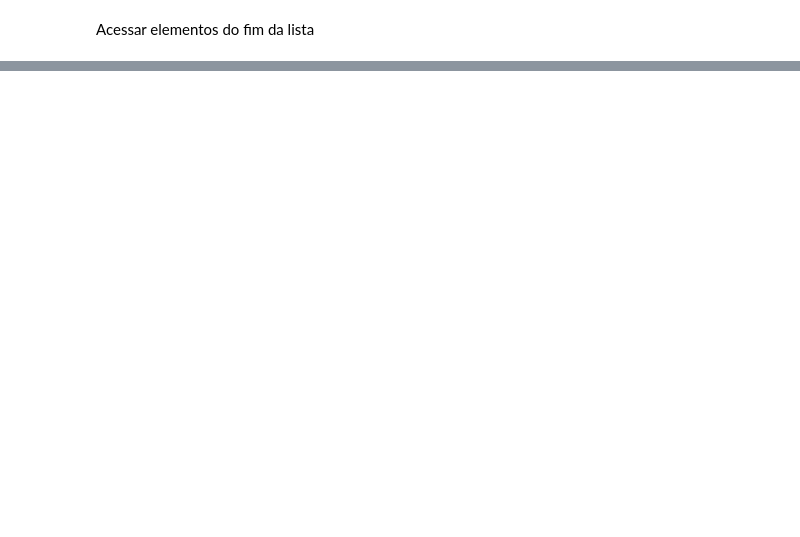
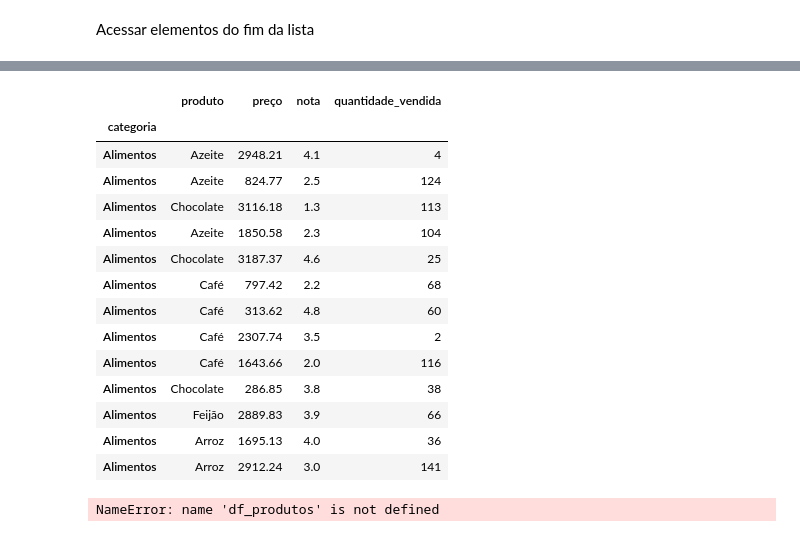
Before and after one commit to cfcarmem/Especialista_IA_Alura_102026, a Jupyter notebook: colab_conecta_python_gemini.ipynb, the cells around one changed output, grey strips where cells are left out. Saved outputs shown, nothing was run; the diff lists cells and outputs as text; code cells hidden in the pictures; blank space fills up the shorter version.

```diff
--- a/colab_conecta_python_gemini.ipynb
+++ b/colab_conecta_python_gemini.ipynb
@@ -284,0 +1023,29 @@ Pedro
+# %%
+#após indexar o campo Categoria, vamos usar o loc para filtragem
+df_produtos_com_indice.loc['Alimentos']
+# %% [output]
+|  | produto | preço | nota | quantidade_vendida |
+| categoria |  |  |  |  |
+| Alimentos | Azeite | 2948.21 | 4.1 | 4 |
+| Alimentos | Azeite | 824.77 | 2.5 | 124 |
+| Alimentos | Chocolate | 3116.18 | 1.3 | 113 |
+| Alimentos | Azeite | 1850.58 | 2.3 | 104 |
+| Alimentos | Chocolate | 3187.37 | 4.6 | 25 |
+| Alimentos | Café | 797.42 | 2.2 | 68 |
+| Alimentos | Café | 313.62 | 4.8 | 60 |
+| Alimentos | Café | 2307.74 | 3.5 | 2 |
+| Alimentos | Café | 1643.66 | 2.0 | 116 |
+| Alimentos | Chocolate | 286.85 | 3.8 | 38 |
+| Alimentos | Feijão | 2889.83 | 3.9 | 66 |
+| Alimentos | Arroz | 1695.13 | 4.0 | 36 |
+| Alimentos | Arroz | 2912.24 | 3.0 | 141 |
+# %%
+#filtrar avançado. Select  categoria, produto, preco, not from ....
+
+#AGORA O MÉTODO LOC  - para trabalhar com indice não numerico
+df_produtos_com_indice = df_produtos.set_index("produto")
+display(df_produtos_com_indice)
+
+df_produtos_com_indice.loc[["Arroz", "Café"], ["preço", "nota"]]
+# %% [output]
+NameError: name 'df_produtos' is not defined
```
Also changed, not shown: parts of 88 cells of this notebook.
